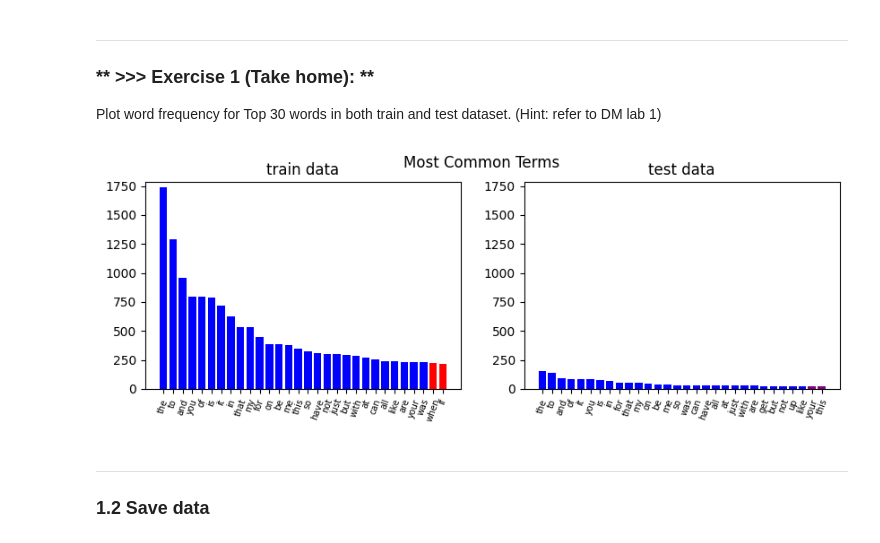
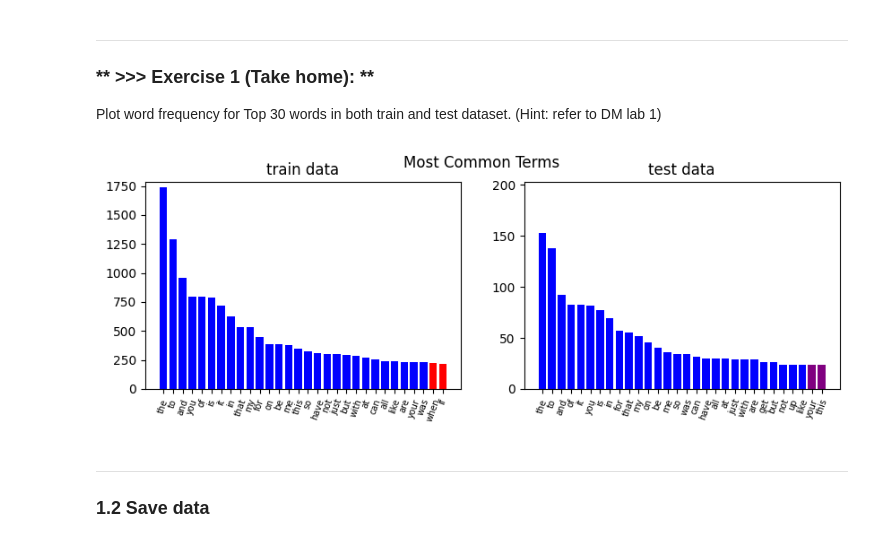
Before and after one commit to Hadar-N/DM2023-Lab2-Master, a Jupyter notebook: DM2023-Lab2-Master.ipynb, the cells around one changed output. Saved outputs shown, nothing was run; the diff lists cells and outputs as text; code cells hidden in the pictures.

```diff
--- a/DM2023-Lab2-Master.ipynb
+++ b/DM2023-Lab2-Master.ipynb
@@ -144,35 +144,36 @@ bar_df_test = pd.DataFrame(dict(
     term = count_vect_test.get_feature_names_out(),
     count = term_frequencies_test)).sort_values(by="count", ascending=False)
 
 ylim = bar_df_train["count"].max() + 50
+ylim_test = bar_df_test["count"].max() + 50
 s1=bar_df_train["term"][:30]
 s2=bar_df_test["term"][:30]
 
 set_1_unique_words = set(s1)-set(s2)
 set_2_unique_words = set(s2)-set(s1)
 colors_s_1 = [("red" if word in set_1_unique_words else "blue") for word in s1]
 colors_s_2 = [("purple" if word in set_1_unique_words else "blue") for word in s1]
 
 f = plt.figure(figsize=(10,3))
 f.suptitle('Most Common Terms')
 
 ax = f.add_subplot(121)
 ax.bar(s1, bar_df_train["count"][:30], color=colors_s_1)
 ax.set_title("train data")
 ax.set_ylim(0,ylim)
 ax.tick_params(axis='x', rotation=70, labelsize= 7)
 
 ax2 = f.add_subplot(122)
 ax2.bar(s2, bar_df_test["count"][:30], color=colors_s_2)
 ax2.set_title("test data")
-ax2.set_ylim(0,ylim)
+ax2.set_ylim(0,ylim_test)
 ax2.tick_params(axis='x', rotation=70, labelsize= 7)
 
 plt.show()
 # TODO: merge charts?
 # TODO: remove stopwords!
 # %% [output]
-[figure, old version]
+[figure, new version]
 # %% [markdown]
 ---
 ### 1.2 Save data
```
Also changed, not shown: parts of 20 cells of this notebook, 1 other file.
